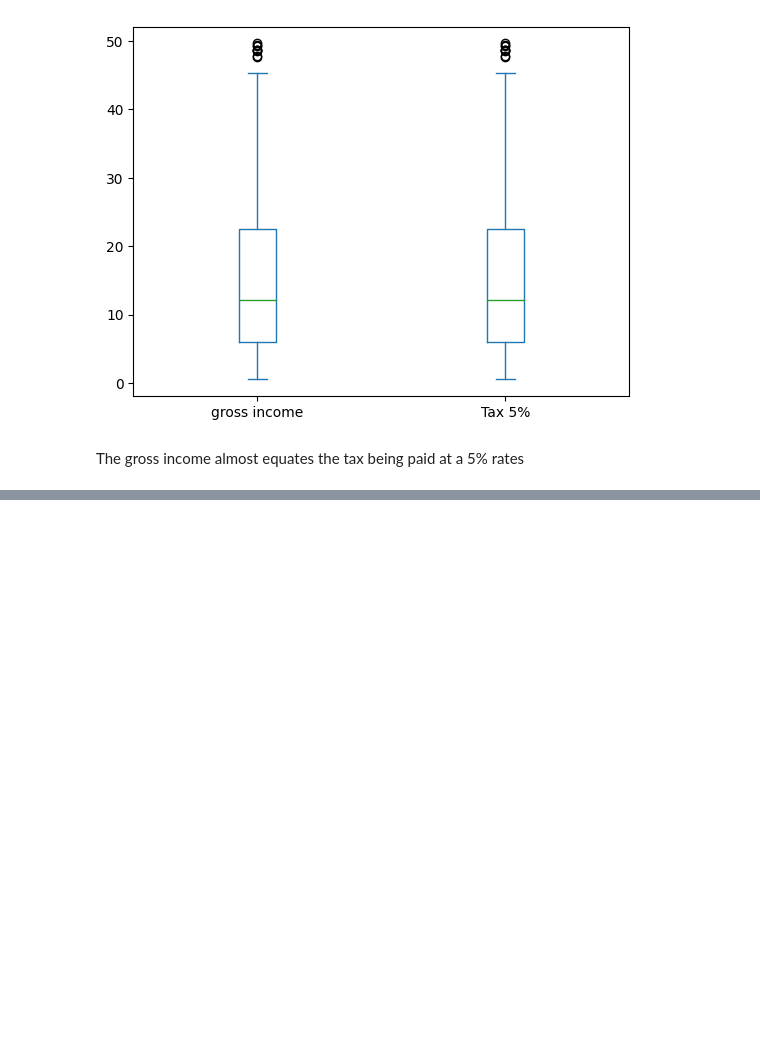
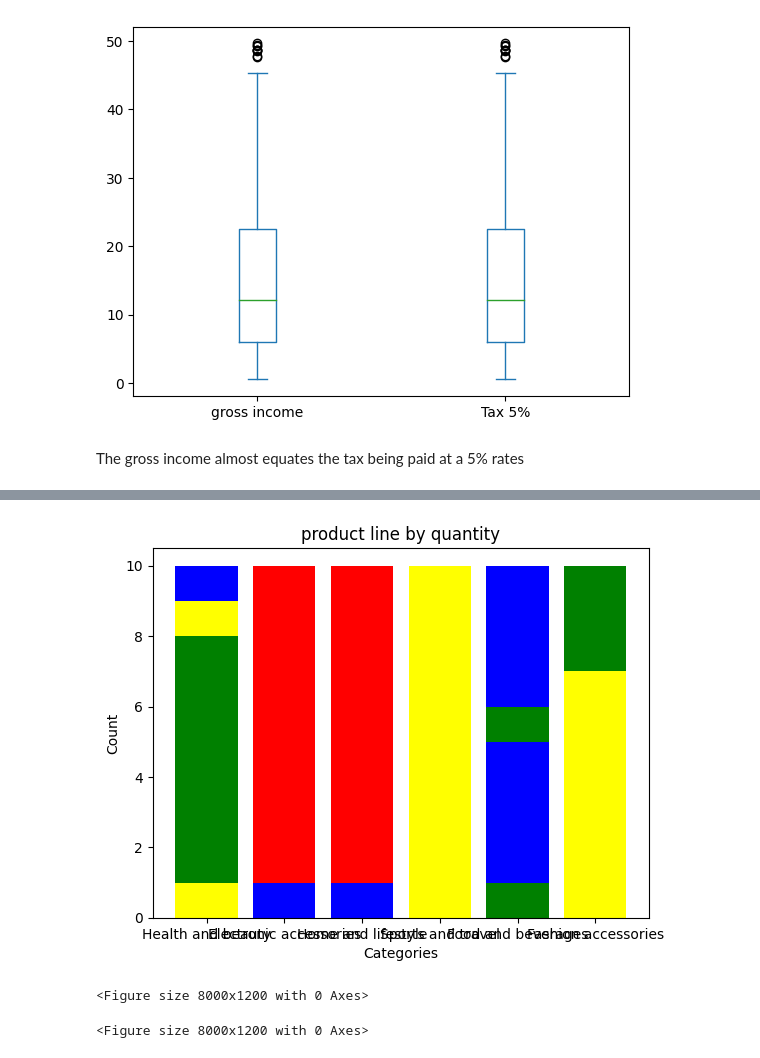
Before and after one commit to AmmarJamshed/sample_repo, a Jupyter notebook: Exploratory_data_analysis.ipynb, the cells around one changed output, grey strips where cells are left out. Saved outputs shown, nothing was run; the diff lists cells and outputs as text; code cells hidden in the pictures; blank space fills up the shorter version.

```diff
--- a/Exploratory_data_analysis.ipynb
+++ b/Exploratory_data_analysis.ipynb
@@ -253,0 +288,12 @@ The gross income almost equates the tax being paid at a 5% rates
+# %%
+plt.bar(df['Product line'], df['Quantity'], color=['red', 'green', 'blue', 'yellow'])
+plt.title("product line by quantity")
+plt.xlabel("Categories")
+plt.ylabel("Count")
+plt.show()
+# Create a figure with a larger size
+plt.figure(figsize=(80, 12))
+# %% [output]
+[figure, added]
+<Figure size 8000x1200 with 0 Axes>
+<Figure size 8000x1200 with 0 Axes>
```
Also changed, not shown: parts of 6 cells of this notebook.
